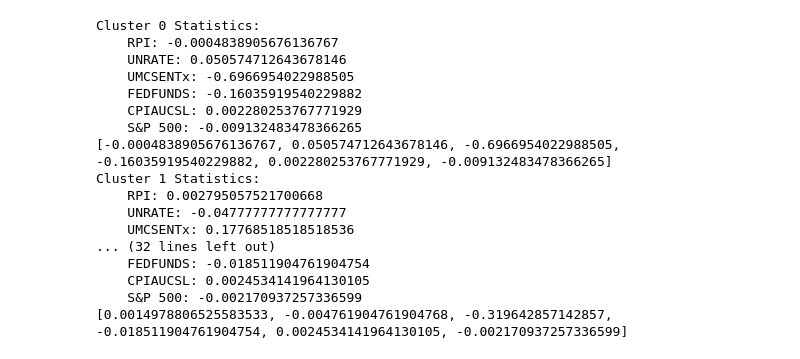
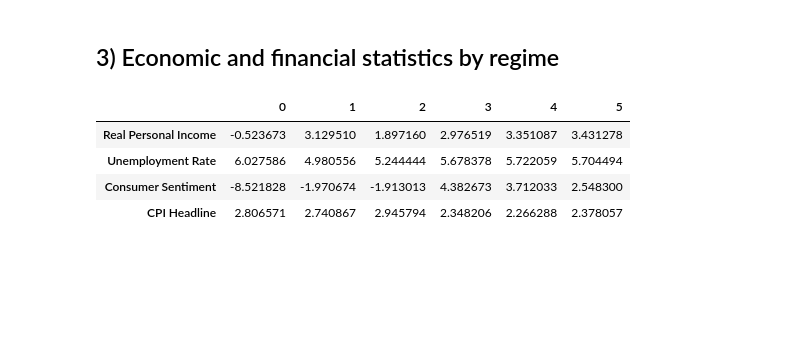
Before and after one commit to dcuoliveira/meta-learning-fin, a Jupyter notebook: src/memory_notebook.ipynb, the cells around one changed output. Saved outputs shown, nothing was run; the diff lists cells and outputs as text; code cells hidden in the pictures; blank space fills up the shorter version.

```diff
--- a/src/memory_notebook.ipynb
+++ b/src/memory_notebook.ipynb
@@ -42,37 +81,33 @@ No artists with labels found to put in legend.  Note that artists whose label st
+# %% [markdown]
+## 3) Economic and financial statistics by regime
 # %%
-raw_data = pd.read_csv('data/inputs/fredmd_transf.csv')
+raw_data = pd.read_csv('data/inputs/fredmd_raw.csv')
 raw_data["date"] = pd.to_datetime(raw_data["date"])
 raw_data = raw_data.set_index("date")
+
+raw_data = raw_data[["RPI", "UNRATE", "UMCSENTx", "CPIAUCSL"]]
+raw_data["RPI"] = raw_data["RPI"].pct_change(12) * 100
+raw_data["UMCSENTx"] = raw_data["UMCSENTx"].pct_change(12) * 100
+raw_data["CPIAUCSL"] = raw_data["CPIAUCSL"].pct_change(12) * 100
+
 raw_data = raw_data.dropna()
 
-major_cols = ['RPI', 'UNRATE', 'UMCSENTx', 'FEDFUNDS', 'CPIAUCSL', 'S&P 500']
+major_cols = {
+    'RPI': 'Real Personal Income',
+    'UNRATE': 'Unemployment Rate',
+    'UMCSENTx': 'Consumer Sentiment',
+    'CPIAUCSL': 'CPI Headline'
+}
 
 final_clusters = memory['cluster_step295']
+econ_cluster_summary = []
 for i in range(6):
     cur_cluster = final_clusters[final_clusters == i]
     fred_data = raw_data.loc[cur_cluster.index]
-    print(f"Cluster {i} Statistics:")
+
     # get average of each column
-    cur_list = []
-    for col in major_cols:
-        print(f"    {col}: {fred_data[col].mean()}")
-        cur_list.append(fred_data[col].mean())
-    print(cur_list)
+    cur_dict = {}
+    for col, tag in major_cols.items():
+        cur_dict[tag] = fred_data[col].mean()
+    econ_cluster_summary.append(cur_dict)
+econ_cluster_summary_df = pd.DataFrame(econ_cluster_summary).T
-# %% [output]
-Cluster 0 Statistics:
-    RPI: -0.0004838905676136767
-    UNRATE: 0.050574712643678146
-    UMCSENTx: -0.6966954022988505
-    FEDFUNDS: -0.16035919540229882
-    CPIAUCSL: 0.002280253767771929
-    S&P 500: -0.009132483478366265
-[-0.0004838905676136767, 0.050574712643678146, -0.6966954022988505, -0.16035919540229882, 0.002280253767771929, -0.009132483478366265]
-Cluster 1 Statistics:
-    RPI: 0.002795057521700668
-    UNRATE: -0.04777777777777777
-    UMCSENTx: 0.17768518518518536
-... (32 lines left out)
-    FEDFUNDS: -0.018511904761904754
-    CPIAUCSL: 0.0024534141964130105
-    S&P 500: -0.002170937257336599
-[0.0014978806525583533, -0.004761904761904768, -0.319642857142857, -0.018511904761904754, 0.0024534141964130105, -0.002170937257336599]
@@ -78,0 +133,8 @@ Cluster 1 Statistics:
+# %%
+econ_cluster_summary_df
+# %% [output]
+|  | 0 | 1 | 2 | 3 | 4 | 5 |
+| Real Personal Income | -0.523673 | 3.129510 | 1.897160 | 2.976519 | 3.351087 | 3.431278 |
+| Unemployment Rate | 6.027586 | 4.980556 | 5.244444 | 5.678378 | 5.722059 | 5.704494 |
+| Consumer Sentiment | -8.521828 | -1.970674 | -1.913013 | 4.382673 | 3.712033 | 2.548300 |
+| CPI Headline | 2.806571 | 2.740867 | 2.945794 | 2.348206 | 2.266288 | 2.378057 |
```
Also changed, not shown: parts of 12 cells of this notebook.
